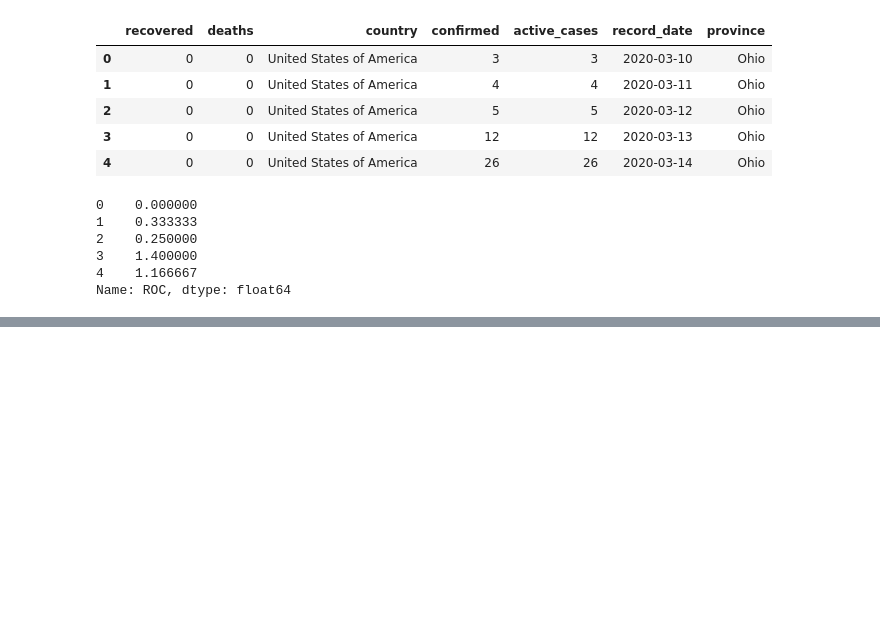
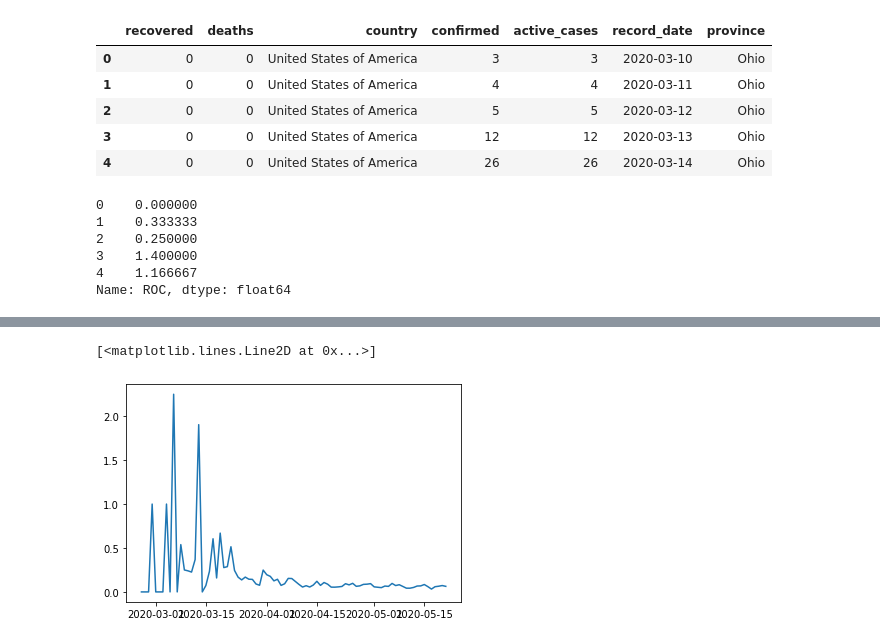
Before and after one commit to simsmat116/COVID-Tracker, a Jupyter notebook: Ad Hoc Analysis.ipynb, the cells around one changed output, grey strips where cells are left out. Drawn from its saved outputs; the diff is of its cells as text; code cells hidden in the pictures; blank space fills up the shorter version.

```diff
--- a/Ad Hoc Analysis.ipynb
+++ b/Ad Hoc Analysis.ipynb
@@ -57,0 +66,8 @@ plt.plot(ohio_data['record_date'], ohio_data['confirmed'])
+# %%
+brazil['ROC'] = brazil['confirmed'].pct_change()
+brazil['ROC'].fillna(0, inplace=True)
+# %%
+plt.plot(brazil['record_date'], brazil['ROC'])
+# %% [output]
+[<matplotlib.lines.Line2D at 0x...>]
+[figure, added]
```
Also changed, not shown: parts of 13 cells of this notebook.
